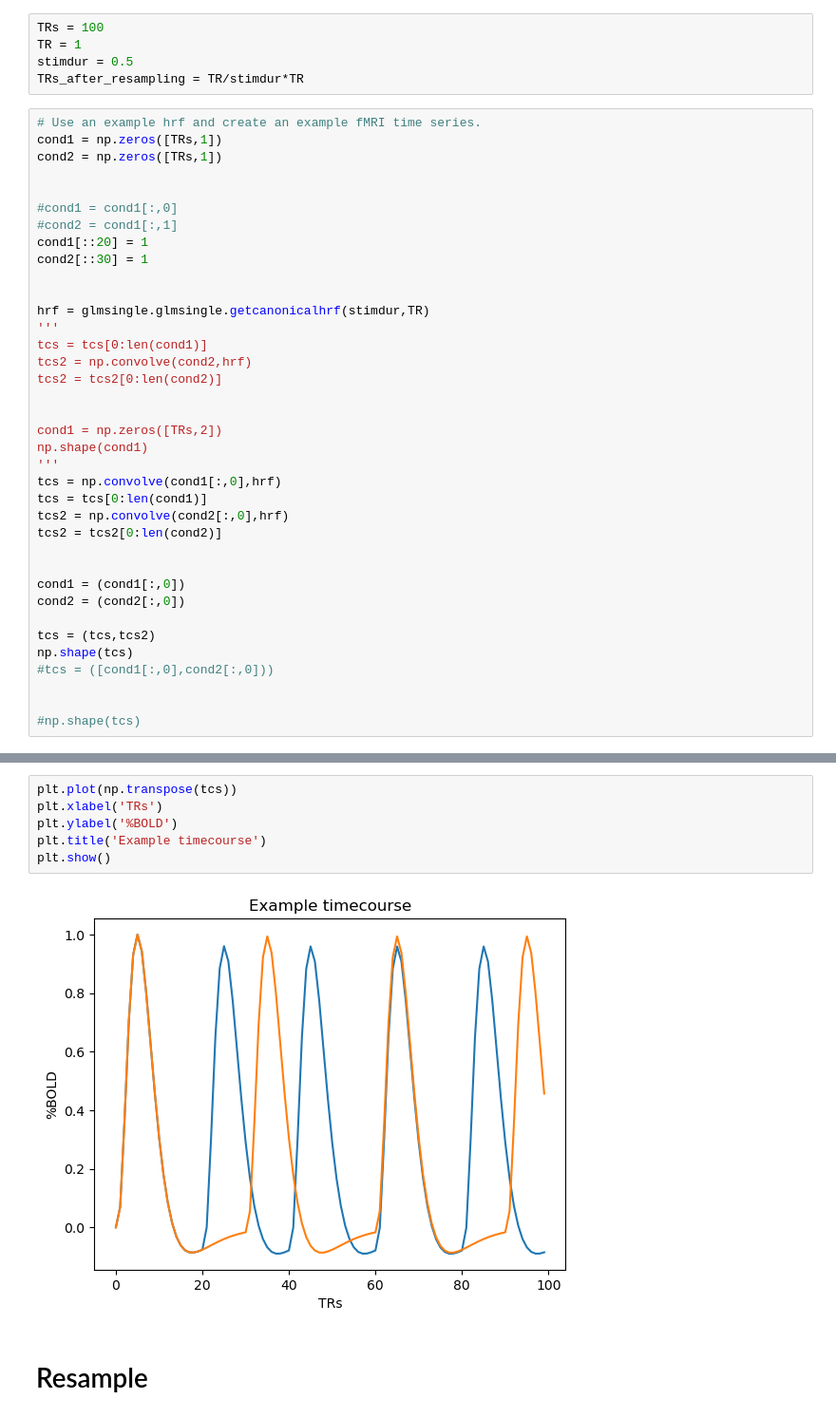
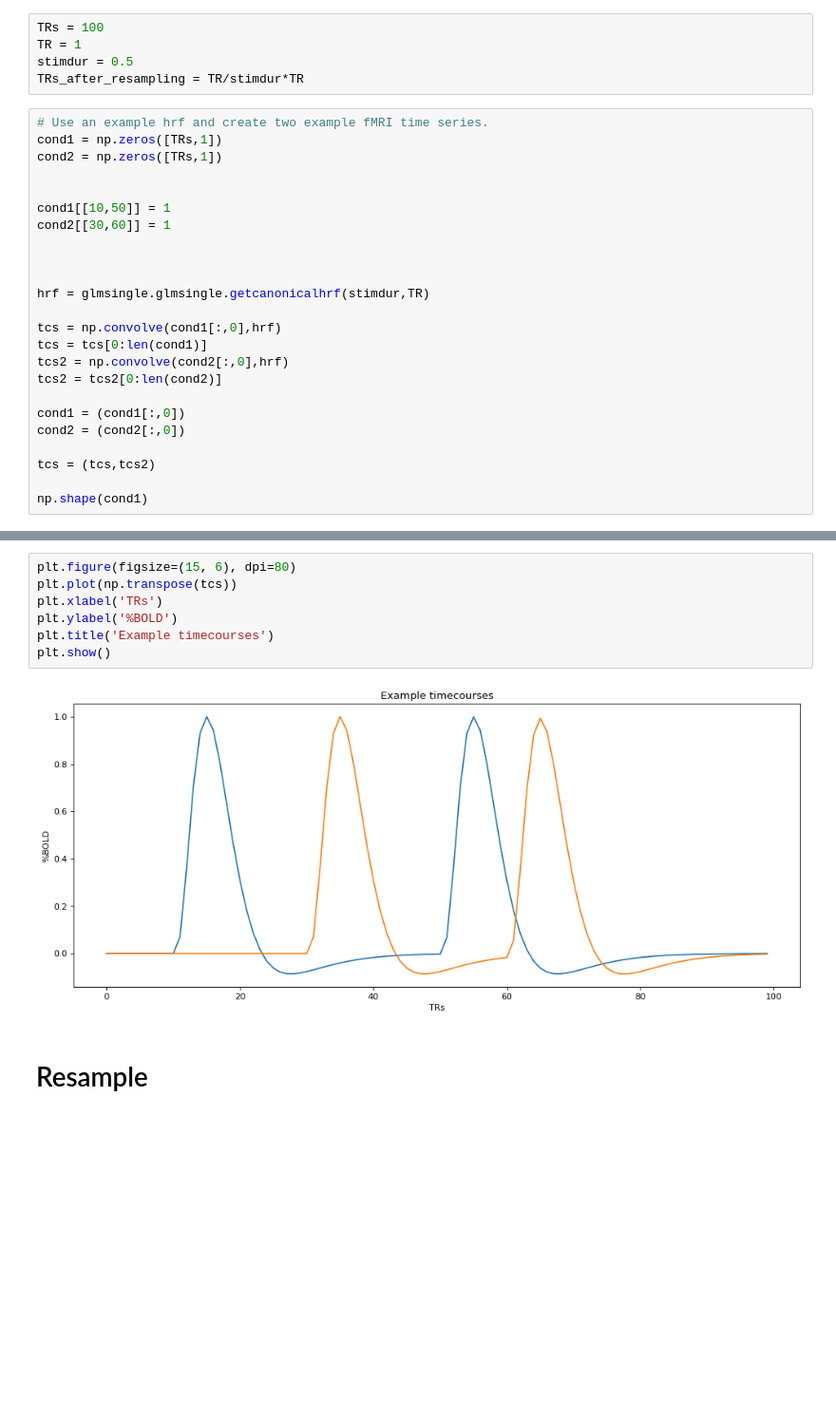
Before and after one commit to cvnlab/GLMsingle, a Jupyter notebook: examples/example6_interpolate_tseries.ipynb, the cells around one changed output, grey strips where cells are left out. Shown: that part at 95% size. Cells and saved outputs as stored; diff of their text form; blank space fills up the shorter version.

```diff
--- a/examples/example6_interpolate_tseries.ipynb
+++ b/examples/example6_interpolate_tseries.ipynb
@@ -18,40 +19,27 @@ TR = 1
 stimdur = 0.5
 TRs_after_resampling = TR/stimdur*TR
 # %%
-# Use an example hrf and create an example fMRI time series.
+# Use an example hrf and create two example fMRI time series.
 cond1 = np.zeros([TRs,1])
 cond2 = np.zeros([TRs,1])
 
 
-#cond1 = cond1[:,0]
-#cond2 = cond1[:,1]
-cond1[::20] = 1
-cond2[::30] = 1
+cond1[[10,50]] = 1
+cond2[[30,60]] = 1
+
 
 
 hrf = glmsingle.glmsingle.getcanonicalhrf(stimdur,TR)
-'''
-tcs = tcs[0:len(cond1)]
-tcs2 = np.convolve(cond2,hrf)
-tcs2 = tcs2[0:len(cond2)]
 
-
-cond1 = np.zeros([TRs,2])
-np.shape(cond1)
-'''
 tcs = np.convolve(cond1[:,0],hrf)
 tcs = tcs[0:len(cond1)]
 tcs2 = np.convolve(cond2[:,0],hrf)
 tcs2 = tcs2[0:len(cond2)]
 
-
 cond1 = (cond1[:,0])
 cond2 = (cond2[:,0])
 
 tcs = (tcs,tcs2)
-np.shape(tcs)
-#tcs = ([cond1[:,0],cond2[:,0]))
 
-
-#np.shape(tcs)
+np.shape(cond1)
 # %% [output]
@@ -59,11 +47,12 @@ np.shape(tcs)
 # %%
+plt.figure(figsize=(15, 6), dpi=80)
 plt.plot(np.transpose(tcs))
 plt.xlabel('TRs')
 plt.ylabel('%BOLD')
-plt.title('Example timecourse')
+plt.title('Example timecourses')
 plt.show()
 # %% [output]
-[figure, old version]
+[figure, new version]
 # %% [markdown]
 # Resample
 # %%
```
Also changed, not shown: parts of 4 cells of this notebook, 4 other files.
